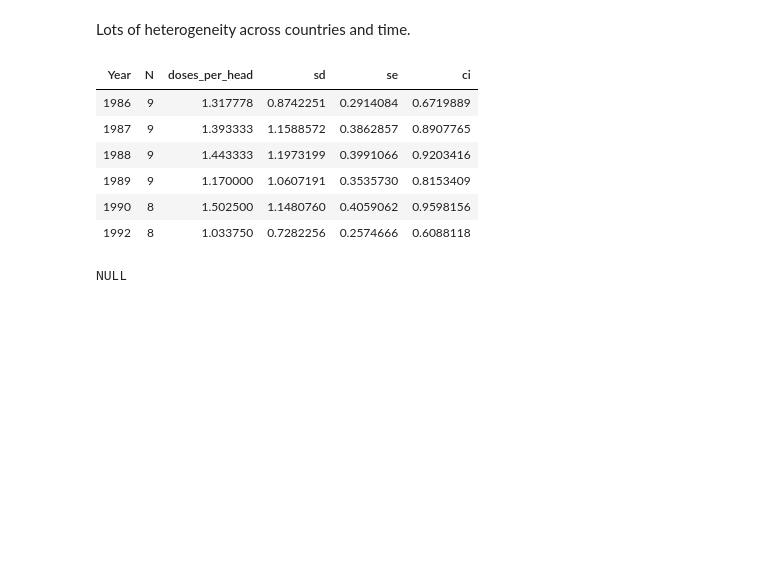
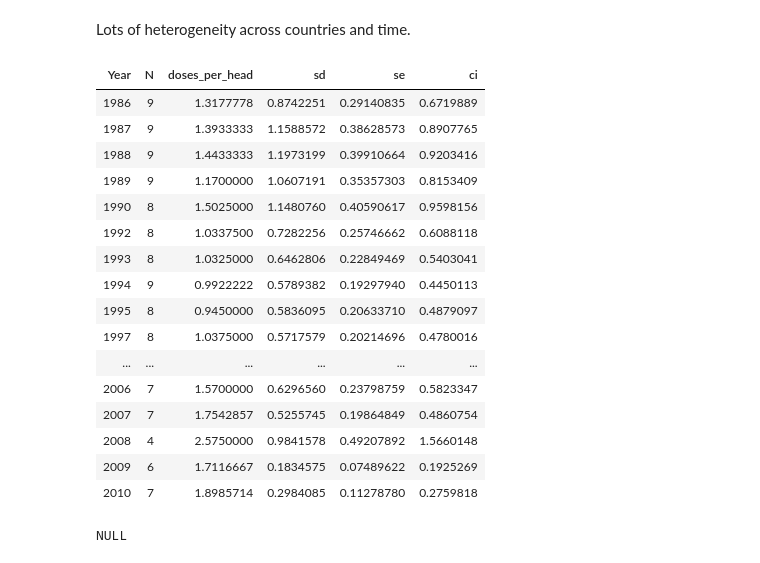
Before and after one commit to maxbiostat/FMDV_AMERICA, a Jupyter notebook: CODE/notebooks/Vaccination.ipynb, the cells around one changed output. Saved outputs shown, nothing was run; the diff lists cells and outputs as text; code cells hidden in the pictures; blank space fills up the shorter version.

```diff
--- a/CODE/notebooks/Vaccination.ipynb
+++ b/CODE/notebooks/Vaccination.ipynb
@@ -83,16 +91,27 @@ summarySE <- function(data=NULL, measurevar, groupvars=NULL, na.rm=FALSE,
 
     return(datac)
 }
+# %%
+avg.vac
+# %% [output]
+| Year | N | doses_per_head | sd | se | ci |
+| 1986 | 9 | 1.3177778 | 0.8742251 | 0.29140835 | 0.6719889 |
+| 1987 | 9 | 1.3933333 | 1.1588572 | 0.38628573 | 0.8907765 |
+| 1988 | 9 | 1.4433333 | 1.1973199 | 0.39910664 | 0.9203416 |
+| 1989 | 9 | 1.1700000 | 1.0607191 | 0.35357303 | 0.8153409 |
+| 1990 | 8 | 1.5025000 | 1.1480760 | 0.40590617 | 0.9598156 |
+| 1992 | 8 | 1.0337500 | 0.7282256 | 0.25746662 | 0.6088118 |
+| 1993 | 8 | 1.0325000 | 0.6462806 | 0.22849469 | 0.5403041 |
+| 1994 | 9 | 0.9922222 | 0.5789382 | 0.19297940 | 0.4450113 |
+| 1995 | 8 | 0.9450000 | 0.5836095 | 0.20633710 | 0.4879097 |
+| 1997 | 8 | 1.0375000 | 0.5717579 | 0.20214696 | 0.4780016 |
+| ... | ... | ... | ... | ... | ... |
+| 2006 | 7 | 1.5700000 | 0.6296560 | 0.23798759 | 0.5823347 |
+| 2007 | 7 | 1.7542857 | 0.5255745 | 0.19864849 | 0.4860754 |
+| 2008 | 4 | 2.5750000 | 0.9841578 | 0.49207892 | 1.5660148 |
+| 2009 | 6 | 1.7116667 | 0.1834575 | 0.07489622 | 0.1925269 |
+| 2010 | 7 | 1.8985714 | 0.2984085 | 0.11278780 | 0.2759818 |
 # %%
 avg.vac <- summarySE(vac.data.dt, measurevar = "doses_per_head", groupvars = c("Year"), na.rm = TRUE)
-head(avg.vac)
 write.csv(avg.vac, file = "../../DATA//EPI_DATA/vaccination_temporal_summaries.csv", row.names = FALSE)
-# %% [output]
-| Year | N | doses_per_head | sd | se | ci |
-| 1986 | 9 | 1.317778 | 0.8742251 | 0.2914084 | 0.6719889 |
-| 1987 | 9 | 1.393333 | 1.1588572 | 0.3862857 | 0.8907765 |
-| 1988 | 9 | 1.443333 | 1.1973199 | 0.3991066 | 0.9203416 |
-| 1989 | 9 | 1.170000 | 1.0607191 | 0.3535730 | 0.8153409 |
-| 1990 | 8 | 1.502500 | 1.1480760 | 0.4059062 | 0.9598156 |
-| 1992 | 8 | 1.033750 | 0.7282256 | 0.2574666 | 0.6088118 |
 # %%
```
Also changed, not shown: parts of 4 cells of this notebook, 29 other files.
